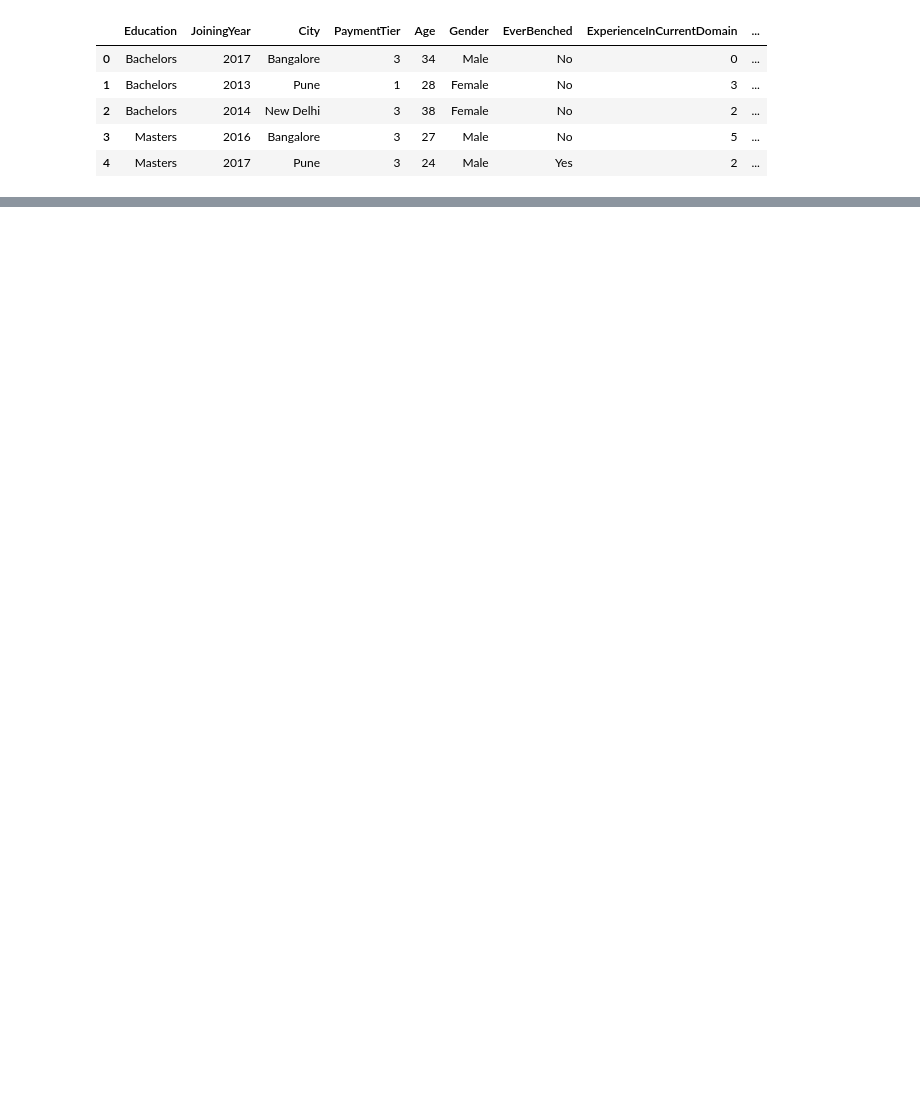
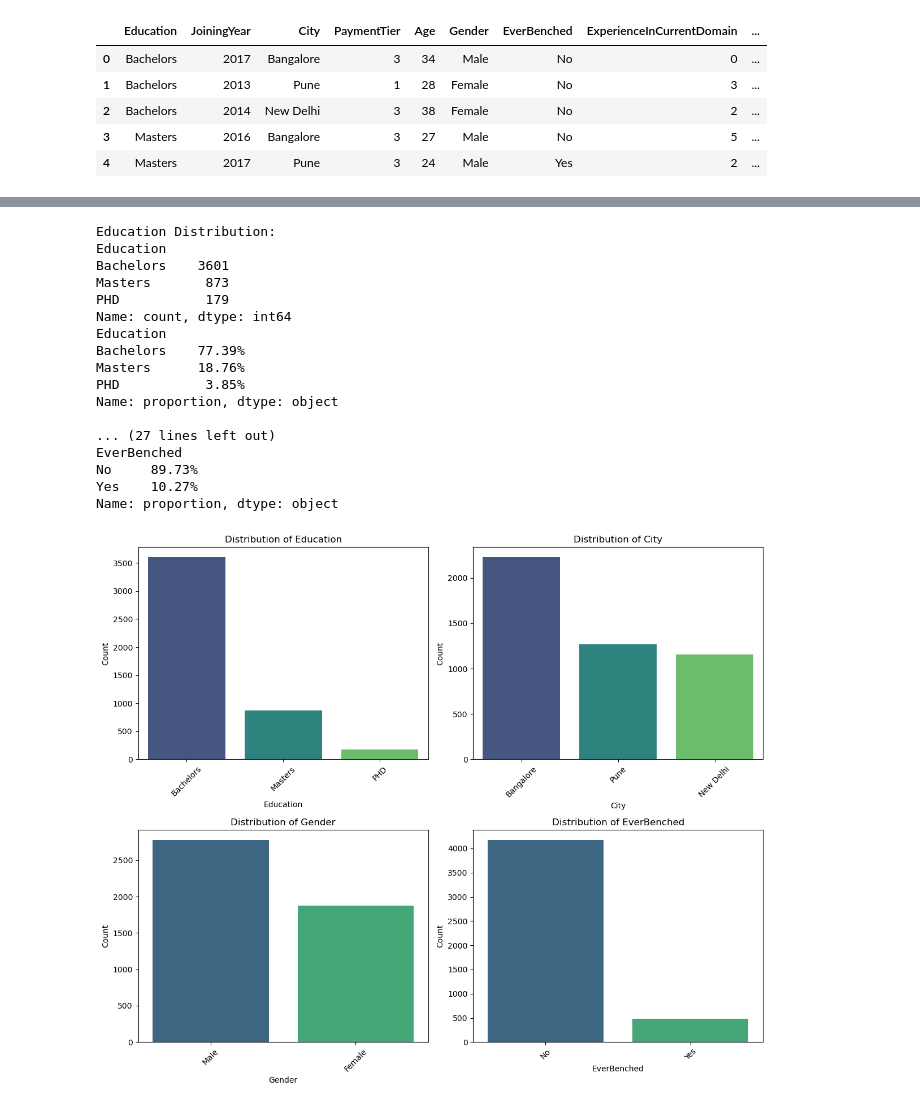
Before and after one commit to msajidgithub/Data-Science, a Jupyter notebook: Assignment3/Assignment_3.ipynb, the cells around one changed output, grey strips where cells are left out. Saved outputs shown, nothing was run; the diff lists cells and outputs as text; code cells hidden in the pictures; blank space fills up the shorter version.

```diff
--- a/Assignment3/Assignment_3.ipynb
+++ b/Assignment3/Assignment_3.ipynb
@@ -18,0 +41,8 @@ fd.head()
+# %%
+# 3. Check for missing values
+fd.isnull().sum()
+
+# Handle missing values
+fd.dropna(inplace=True)
+
+fd.head()
@@ -18,0 +72,41 @@ fd.head()
+# %%
+# 5. Analyze the distribution of categorical features (Education, City, Gender, EverBenched)
+
+categorical_cols = ['Education', 'City', 'Gender', 'EverBenched']
+
+for col in categorical_cols:
+    print(f"\n{col} Distribution:")
+    print(fd[col].value_counts())
+    print(fd[col].value_counts(normalize=True).mul(100).round(2).astype(str) + '%')
+
+fig, axes = plt.subplots(2, 2, figsize=(12, 10))
+axes = axes.flatten()
+
+for i, col in enumerate(categorical_cols):
+    snsS.countplot(data=fd, x=col, ax=axes[i], palette='viridis')
+    axes[i].set_title(f'Distribution of {col}')
+    axes[i].set_xlabel(col)
+    axes[i].set_ylabel('Count')
+    axes[i].tick_params(axis='x', rotation=45)
+
+plt.tight_layout()
+plt.show()
+# %% [output]
+Education Distribution:
+Education
+Bachelors    3601
+Masters       873
+PHD           179
+Name: count, dtype: int64
+Education
+Bachelors    77.39%
+Masters      18.76%
+PHD           3.85%
+Name: proportion, dtype: object
+
+... (27 lines left out)
+EverBenched
+No     89.73%
+Yes    10.27%
+Name: proportion, dtype: object
+[figure, added]
```
Also changed, not shown: parts of 8 cells of this notebook, 7 other files.
